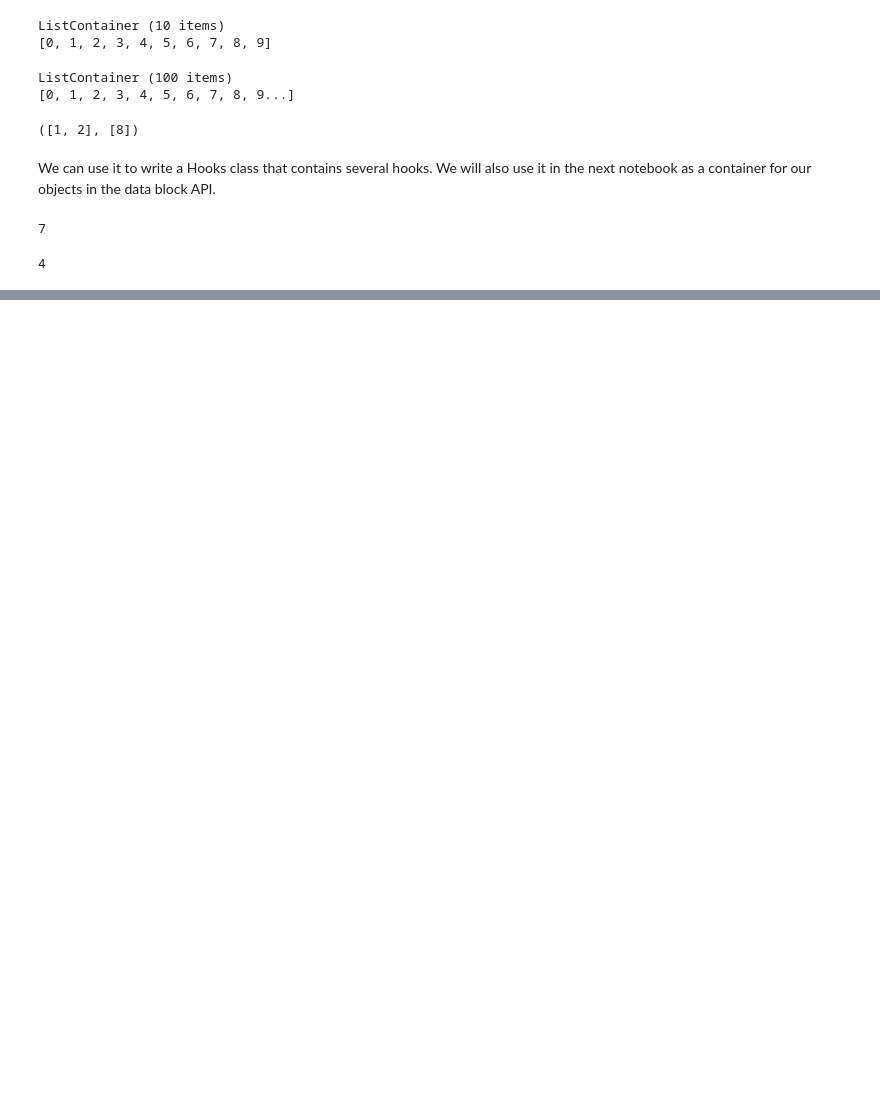
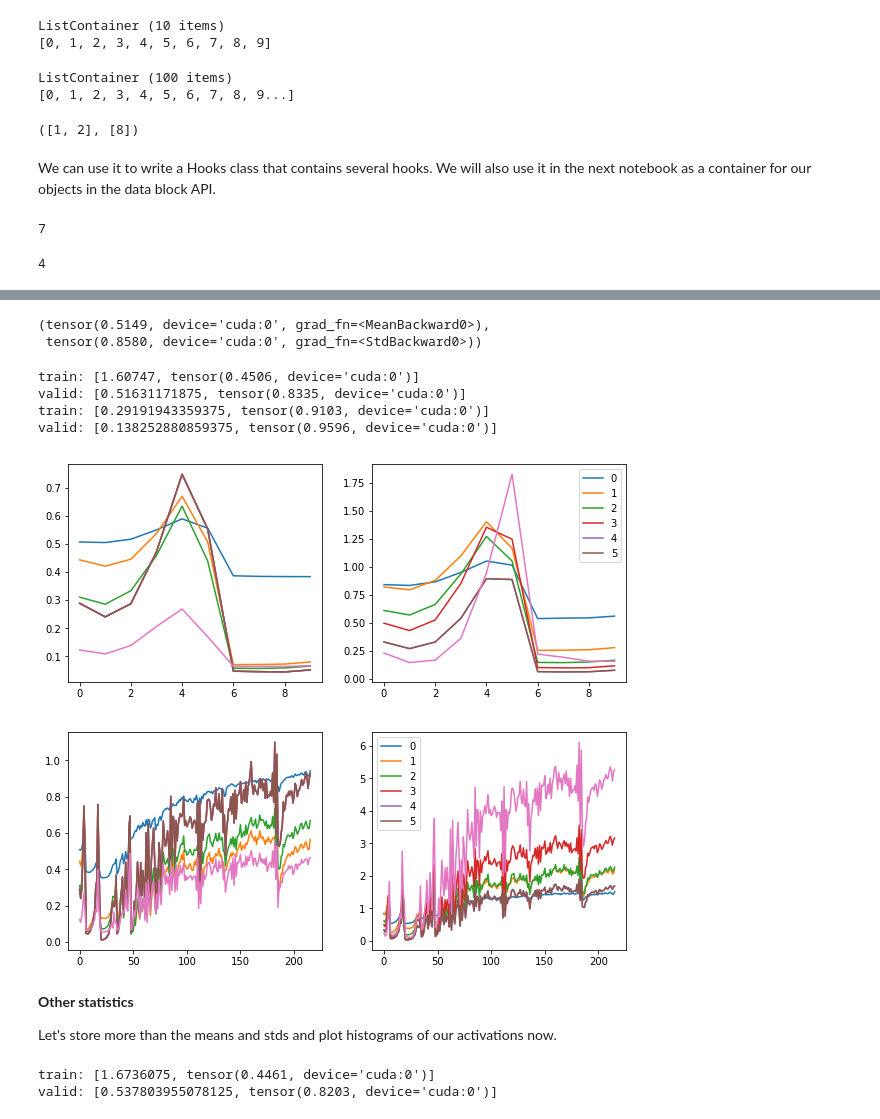
Before and after one commit to RaiAnant/fast.ai_dl2_notebooks, a Jupyter notebook: notebooks/dl2_fastai_lec10.ipynb, the cells around one changed output, grey strips where cells are left out. Drawn from its saved outputs; the diff is of its cells as text; code cells hidden in the pictures; blank space fills up the shorter version.

Commit message:
graphs added

```diff
--- a/notebooks/dl2_fastai_lec10.ipynb
+++ b/notebooks/dl2_fastai_lec10.ipynb
@@ -813,3 +813,36 @@ for l in model:
     if isinstance(l, nn.Sequential):
         init.kaiming_normal_(l[0].weight)
         l[0].bias.data.zero_()
+# %%
+p = model[0](x)
+p.mean(),p.std()
+# %% [output]
+(tensor(0.5149, device='cuda:0', grad_fn=<MeanBackward0>),
+ tensor(0.8580, device='cuda:0', grad_fn=<StdBackward0>))
+# %%
+with Hooks(model, append_stats) as hooks:
+    run.fit(2, learn)
+    fig,(ax0,ax1) = plt.subplots(1,2, figsize=(10,4))
+    for h in hooks:
+        ms,ss = h.stats
+        ax0.plot(ms[:10])
+        ax1.plot(ss[:10])
+    plt.legend(range(6));
+
+    fig,(ax0,ax1) = plt.subplots(1,2, figsize=(10,4))
+    for h in hooks:
+        ms,ss = h.stats
+        ax0.plot(ms)
+        ax1.plot(ss)
+    plt.legend(range(6));
+# %% [output]
+train: [1.60747, tensor(0.4506, device='cuda:0')]
+valid: [0.51631171875, tensor(0.8335, device='cuda:0')]
+train: [0.29191943359375, tensor(0.9103, device='cuda:0')]
+valid: [0.138252880859375, tensor(0.9596, device='cuda:0')]
+[figure, added]
+[figure, added]
+# %% [markdown]
+**Other statistics**
+
+Let's store more than the means and stds and plot histograms of our activations now.
@@ -815,0 +864,5 @@ for l in model:
+# %%
+with Hooks(model, append_stats) as hooks: run.fit(1, learn)
+# %% [output]
+train: [1.6736075, tensor(0.4461, device='cuda:0')]
+valid: [0.537803955078125, tensor(0.8203, device='cuda:0')]
```
Also changed, not shown: parts of 24 cells of this notebook.
